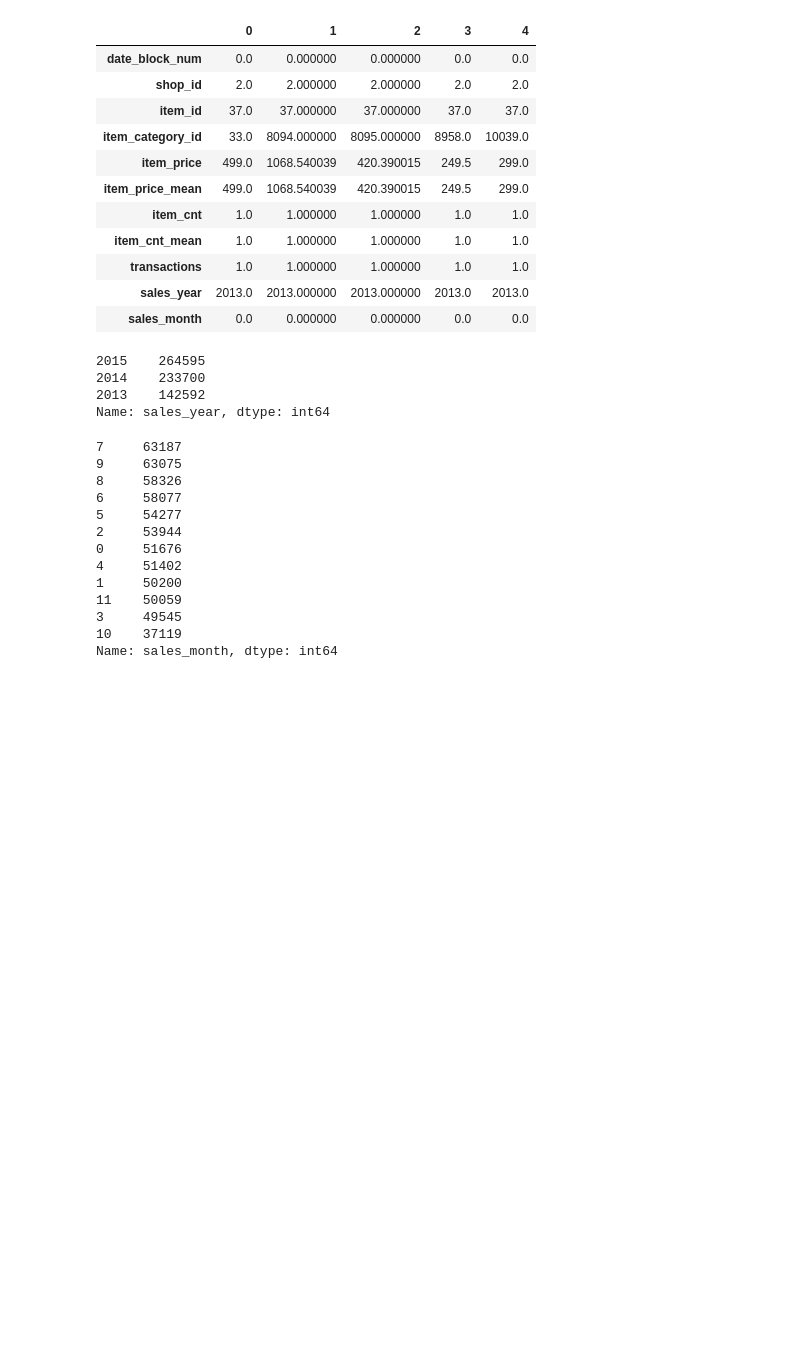
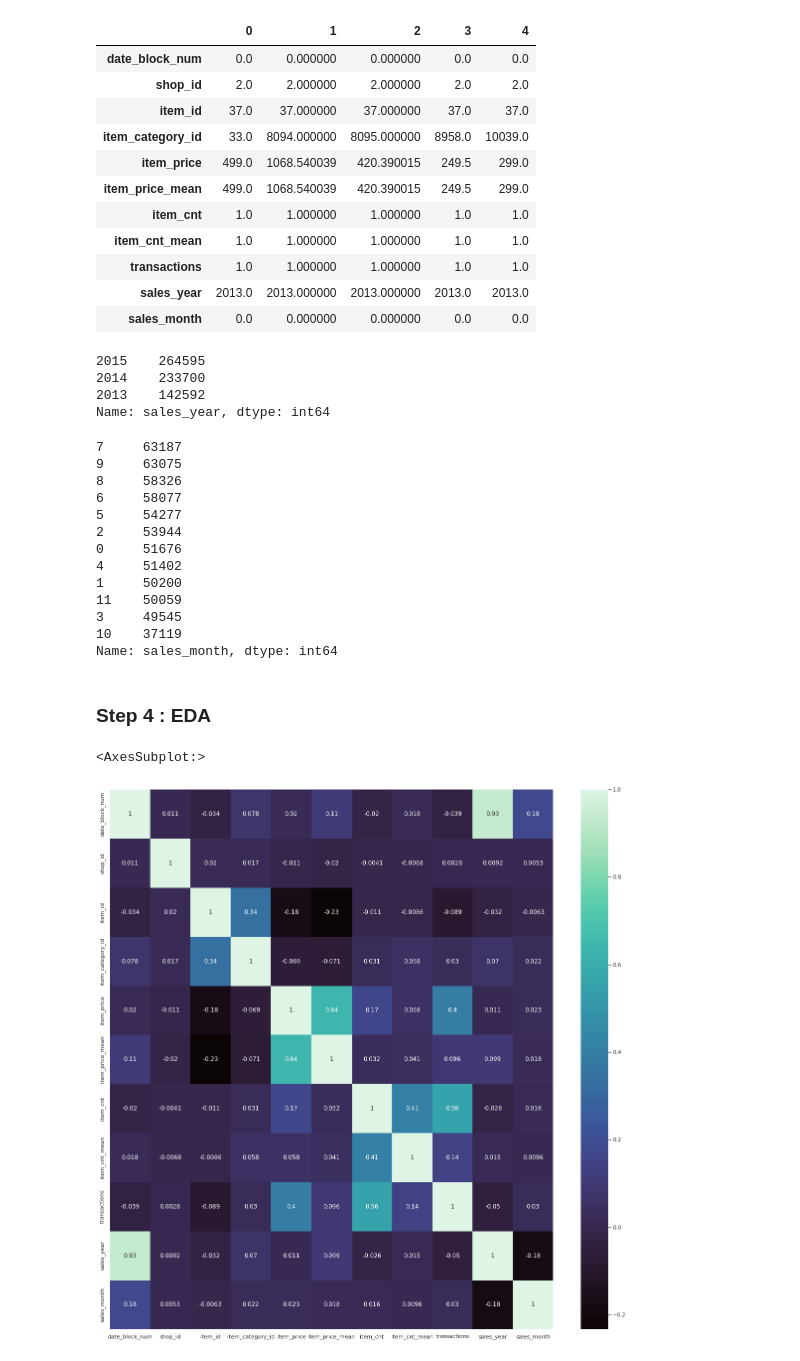
Before and after one commit to chaitsugale/Predict_Future_Sale, a Jupyter notebook: predict-future-sales-2022.ipynb, the cells around one changed output. Cells and saved outputs as stored; diff of their text form; code cells hidden in the pictures; blank space fills up the shorter version.

Commit message:
Kaggle Notebook | Predict Future Sales 2022 | Version 4

```diff
--- a/predict-future-sales-2022.ipynb
+++ b/predict-future-sales-2022.ipynb
@@ -414,3 +414,12 @@ sales_monthly['sales_month'].value_counts()
 3     49545
 10    37119
 Name: sales_month, dtype: int64
+# %% [markdown]
+### Step 4 : EDA
+# %%
+plt.figure(figsize=(20,20))
+
+sns.heatmap(sales_monthly.corr(),cmap='mako',annot=True)
+# %% [output]
+<AxesSubplot:>
+[figure, added]
```
Also changed, not shown: parts of 3 cells of this notebook.
